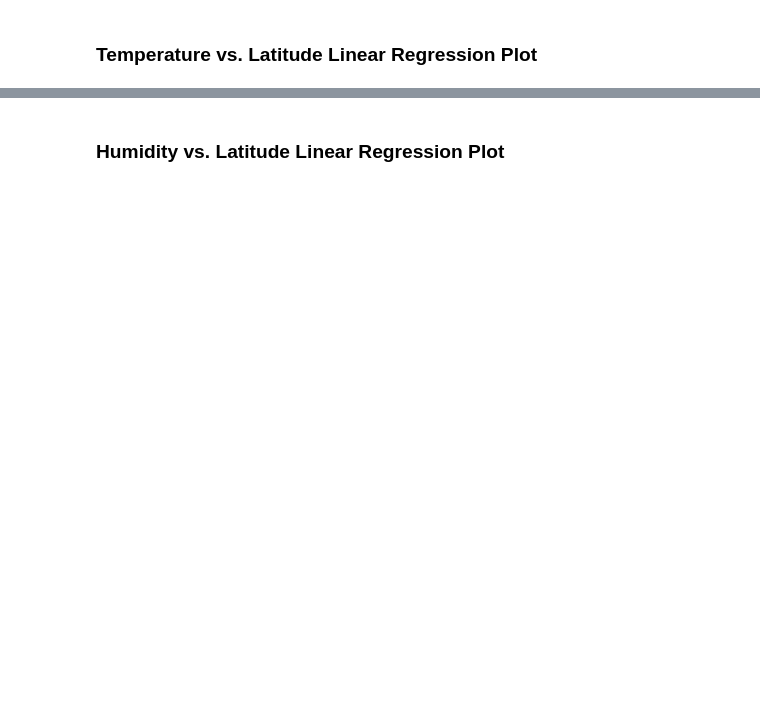
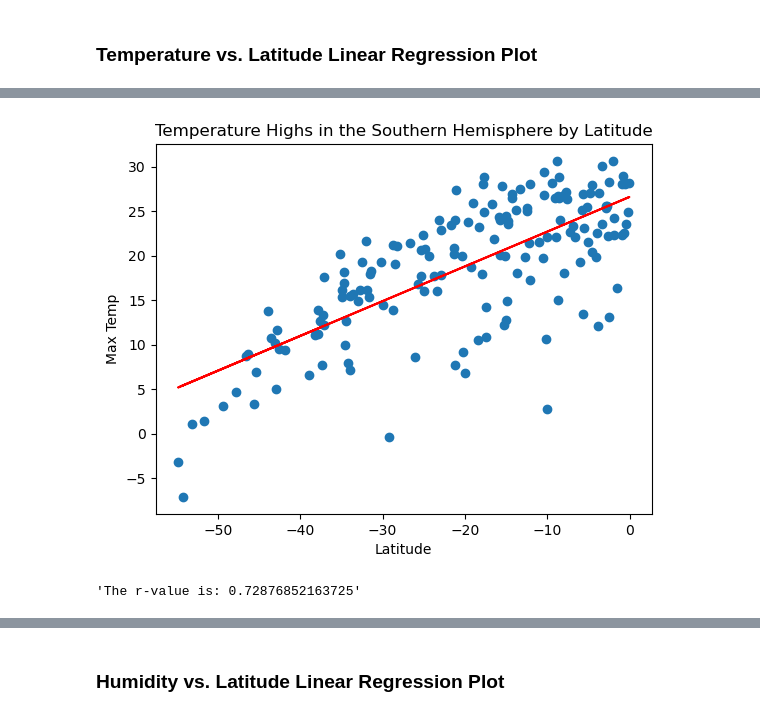
Before and after one commit to atulshi/python-api-challenge, a Jupyter notebook: WeatherPy/WeatherPy.ipynb, the cells around one changed output, grey strips where cells are left out. Drawn from its saved outputs; the diff is of its cells as text; code cells hidden in the pictures; blank space fills up the shorter version.

```diff
--- a/WeatherPy/WeatherPy.ipynb
+++ b/WeatherPy/WeatherPy.ipynb
@@ -278,6 +295,6 @@ northern_hemi_df.head()
 # %%
 # Create a DataFrame with the Southern Hemisphere data (Latitude < 0)
-# YOUR CODE HERE
+southern_df = city_data_df[city_data_df["Lat"] < 0]
 
 # Display sample data
-southern_hemi_df.head()
+southern_df.head()
@@ -293,0 +317,6 @@ southern_hemi_df.head()
+# %%
+# Linear regression on Southern Hemisphere
+linreg(southern_df["Lat"], southern_df["Max Temp"], "Temperature Highs in the Southern Hemisphere by Latitude", "Latitude", "Max Temp")
+# %% [output]
+[figure, added]
+'The r-value is: 0.72876852163725'
```
Also changed, not shown: parts of 15 cells of this notebook.
